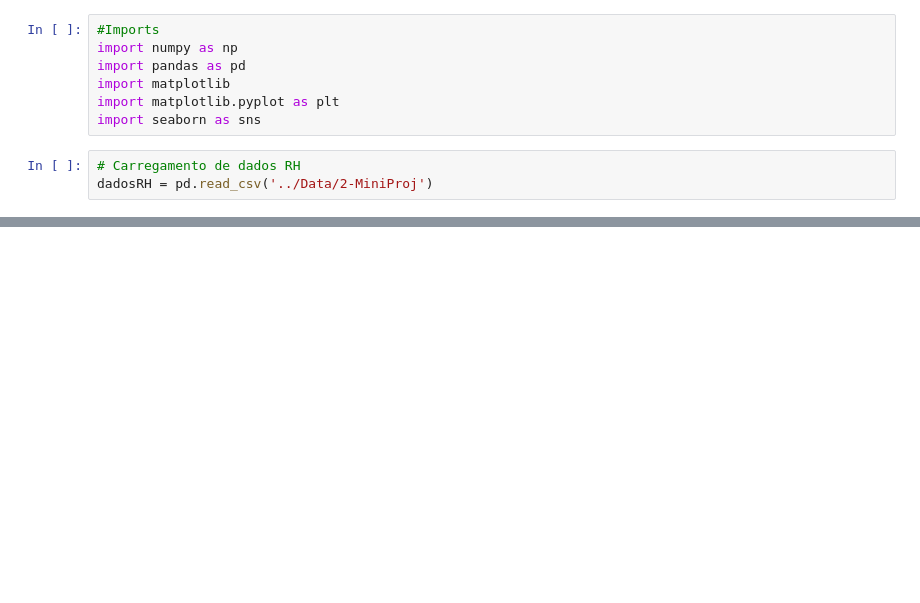
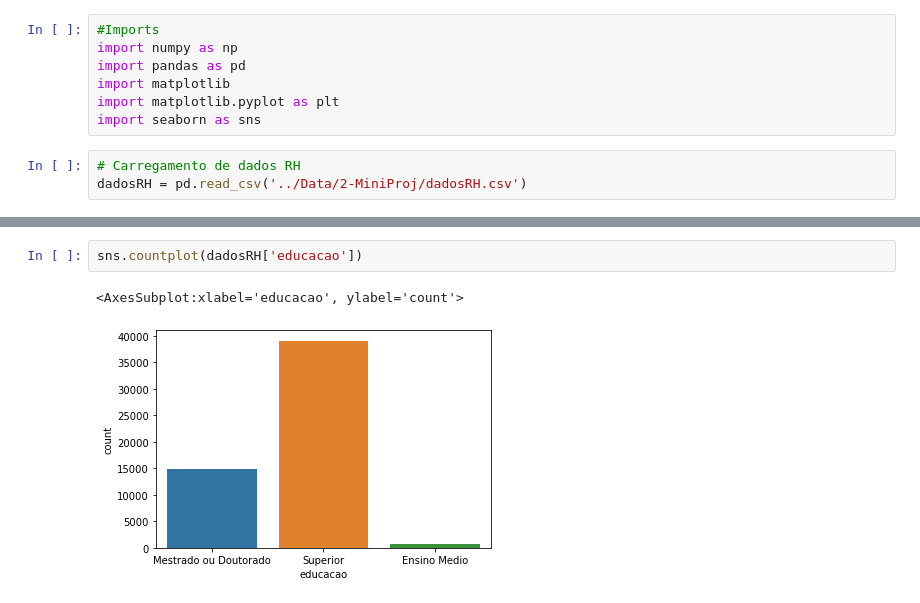
Before and after one commit to arturmabrao/R-ini, a Jupyter notebook: Python-ini/02/Ex02_MiniProj.ipynb, the cells around one changed output, grey strips where cells are left out. Cells and saved outputs as stored; diff of their text form; blank space fills up the shorter version.

```diff
--- a/Python-ini/02/Ex02_MiniProj.ipynb
+++ b/Python-ini/02/Ex02_MiniProj.ipynb
@@ -13,4 +13,4 @@ import matplotlib.pyplot as plt
 import seaborn as sns
 # %%
 # Carregamento de dados RH
-dadosRH = pd.read_csv('../Data/2-MiniProj')
+dadosRH = pd.read_csv('../Data/2-MiniProj/dadosRH.csv')
@@ -18,0 +52,5 @@ ModuleNotFoundError: No module named 'watermark'
+# %%
+sns.countplot(dadosRH['educacao'])
+# %% [output]
+<AxesSubplot:xlabel='educacao', ylabel='count'>
+[figure, added]
```
Also changed, not shown: parts of 11 cells of this notebook.
